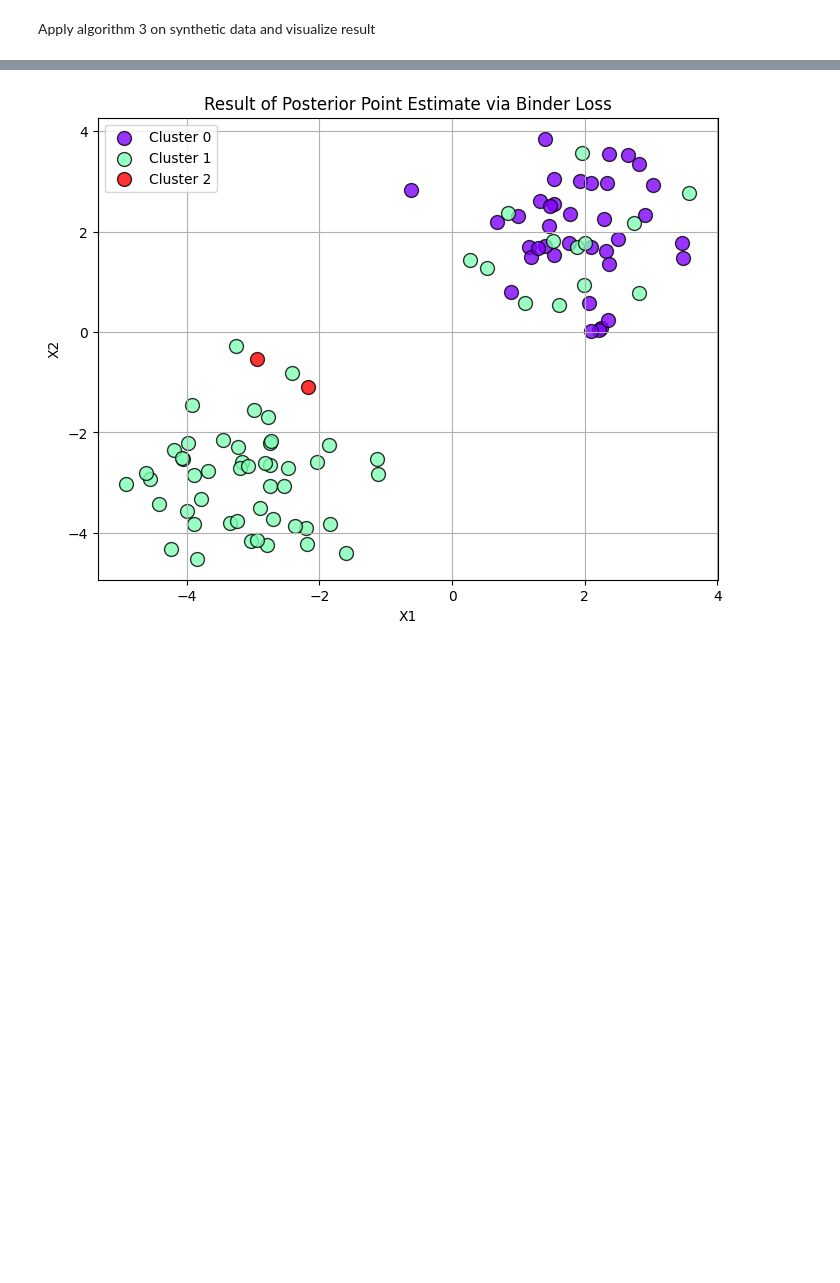
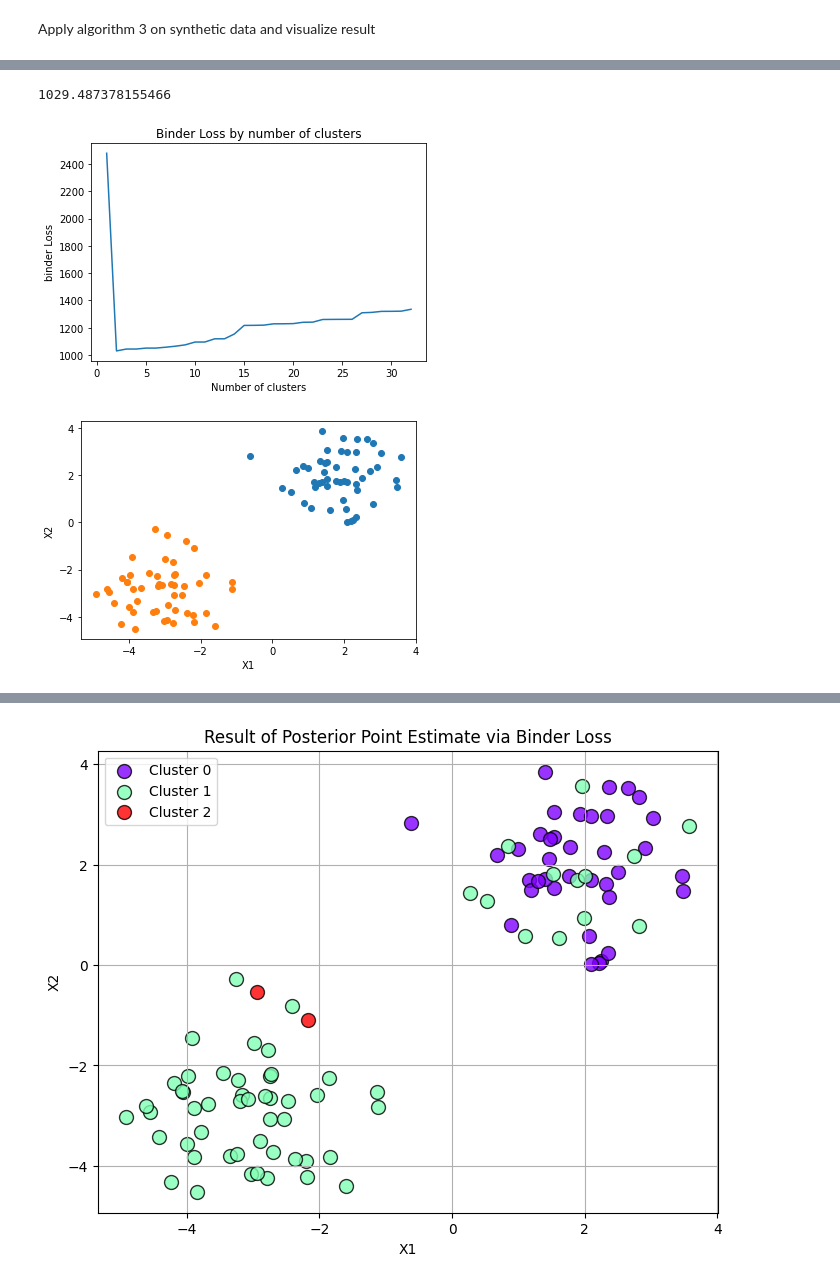
Before and after one commit to Samuele-Caccavelli/bayesian_statistics_project, a Jupyter notebook: notebooks/jupyter/algorithm3_neal_v2_binder.ipynb, the cells around one changed output, grey strips where cells are left out. Cells and saved outputs as stored; diff of their text form; code cells hidden in the pictures; blank space fills up the shorter version.

Commit message:
point estimate for partition with binder loss (messy)

```diff
--- a/notebooks/jupyter/algorithm3_neal_v2_binder.ipynb
+++ b/notebooks/jupyter/algorithm3_neal_v2_binder.ipynb
@@ -290,0 +315,66 @@ M = sampled_sim_matrix(history[burn_in:], len(data))
+# %%
+def binder_loss_label_format(labels, S, alpha=1.0, beta=1.0):
+    loss = 0.0
+    N = S.shape[0]
+    for i in range(N):
+        for j in range(i + 1, N):
+            same_cluster = labels[i] == labels[j]
+            loss += alpha * same_cluster * (1 - S[i, j]) + beta * (not same_cluster) * S[i, j]
+    return loss
+
+print(binder_loss_label_format(model.labels_, M))
+# %% [output]
+1029.487378155466
+# %%
+
+def clusters_from_matrix(S, loss, max_clusters=None):
+    """
+    Finds the best clustering using the similarity matrix by comparing the binder loss of the clustering obtained with AgglomerativeClustering for different number of clusters
+    """
+
+
+    if max_clusters is None:
+        max_clusters = S.shape[0] // 3  # reasonable assumption for the maximum number of clusters
+
+    affinity_matrix = 1-S
+
+    best_clustering = None
+    best_n_clusters = None
+    min_loss = np.infty # initialize loss at infinity
+    scores = np.zeros(max_clusters)
+
+    for n_clusters in range(1, max_clusters): # iterate on all possible number of clusters
+        # compute the best clustering for this number of clusters based on the similarity matrix
+        result = AgglomerativeClustering(
+        affinity='precomputed',
+        n_clusters=n_clusters,
+        linkage='complete'
+        ).fit(affinity_matrix)
+
+        # compute the loss for the obtained clustering
+        scores[n_clusters] = loss(result.labels_, S)
+
+        # check if this clustering is the best so far
+        if scores[n_clusters] < min_loss:
+            best_clustering = copy.deepcopy(result.labels_)
+            best_n_clusters = n_clusters
+            min_loss = scores[n_clusters]
+
+    return best_clustering, best_n_clusters, scores[1:]
+
+best_clustering, best_n_clusters, scores = clusters_from_matrix(M, binder_loss_label_format)
+
+plt.title("Binder Loss by number of clusters")
+plt.plot(np.arange(1, len(scores)+1), scores)
+plt.xlabel("Number of clusters")
+plt.ylabel("binder Loss")
+plt.show()
+
+for cluster_id in range(best_n_clusters):
+    plt.scatter(data[best_clustering==cluster_id, 0], data[best_clustering==cluster_id, 1])
+plt.xlabel('X1')
+plt.ylabel('X2')
+plt.show()
+# %% [output]
+[figure, added]
+[figure, added]
```
Also changed, not shown: parts of 7 cells of this notebook.
